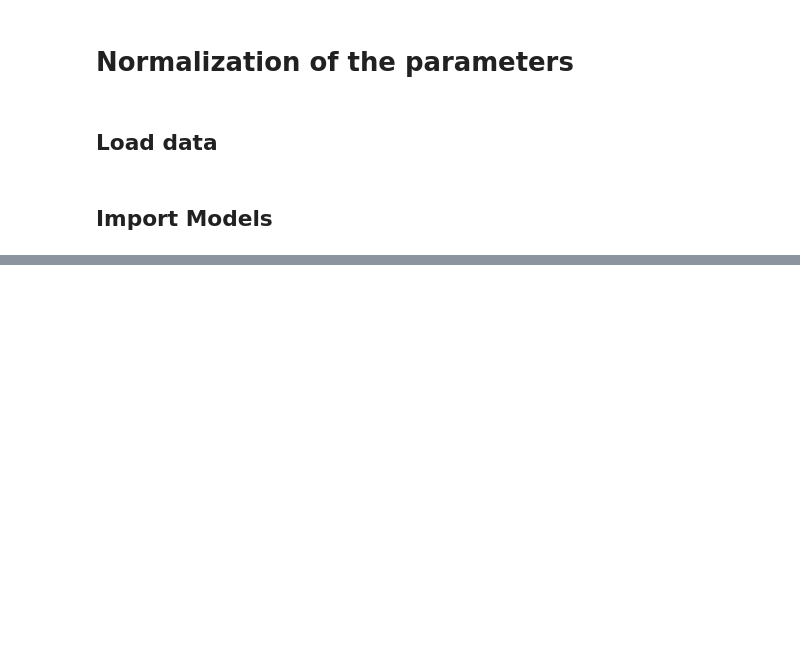
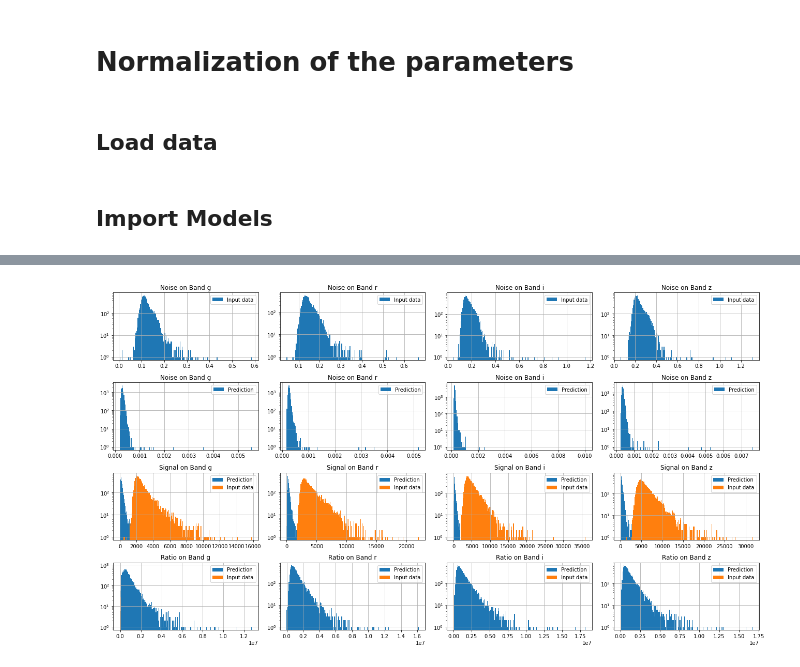
Before and after one commit to matthbatt/Deep-learning-gravitational-lensing, a Jupyter notebook: result_UNet_ResNet.ipynb, the cells around one changed output, grey strips where cells are left out. Saved outputs shown, nothing was run; the diff lists cells and outputs as text; code cells hidden in the pictures; blank space fills up the shorter version.

```diff
--- a/result_UNet_ResNet.ipynb
+++ b/result_UNet_ResNet.ipynb
@@ -507,0 +533,30 @@ Per-parameter R2: [0.9470466673374176, 0.35566550493240356, 0.3548405170440674,
+# %%
+fig, ax = plt.subplots(4,4, figsize = (18,10))
+bandes = ['g', 'r', 'i', 'z']
+for i in range(4):
+    ax[0,i].hist(Noise_t[:,i], bins= 200, label = 'Input data', log = True)
+    ax[0,i].set_title(f"Noise on Band {bandes[i]}")
+    ax[0,i].grid(True)
+    ax[0,i].legend()
+
+    ax[1,i].hist(Noise_p[:,i], bins= 200, label = 'Prediction', log = True)
+    ax[1,i].set_title(f"Noise on Band {bandes[i]}")
+    ax[1,i].grid(True)
+    ax[1,i].legend()
+
+    ax[2,i].hist(Signal_p[:,i], bins= 200, label = 'Prediction', log = True)
+    ax[2,i].hist(Signal_t[:,i], bins= 200, label = 'Input data', log = True)
+    ax[2,i].set_title(f"Signal on Band {bandes[i]}")
+    ax[2,i].grid(True)
+    ax[2,i].legend()
+
+    ax[3,i].hist(Ratio_p[:,i], bins= 200, label = 'Prediction', log = True)
+    ax[3,i].hist(Ratio_t[:,i], bins= 200, label = 'Input data', log = True)
+    ax[3,i].set_title(f"Ratio on Band {bandes[i]}")
+    ax[3,i].grid(True)
+    ax[3,i].legend()
+
+plt.tight_layout()
+plt.show()
+# %% [output]
+[figure, added]
```
Also changed, not shown: parts of 27 cells of this notebook, 3 other files.
